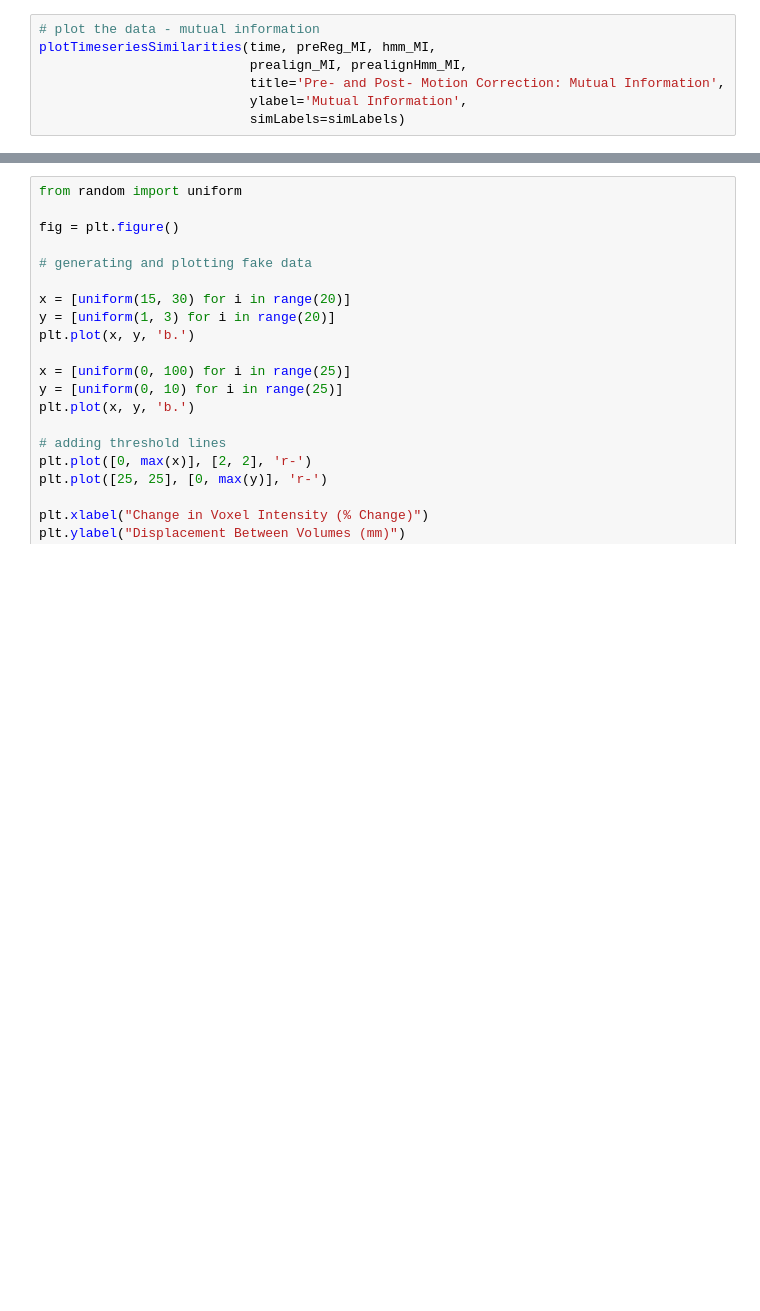
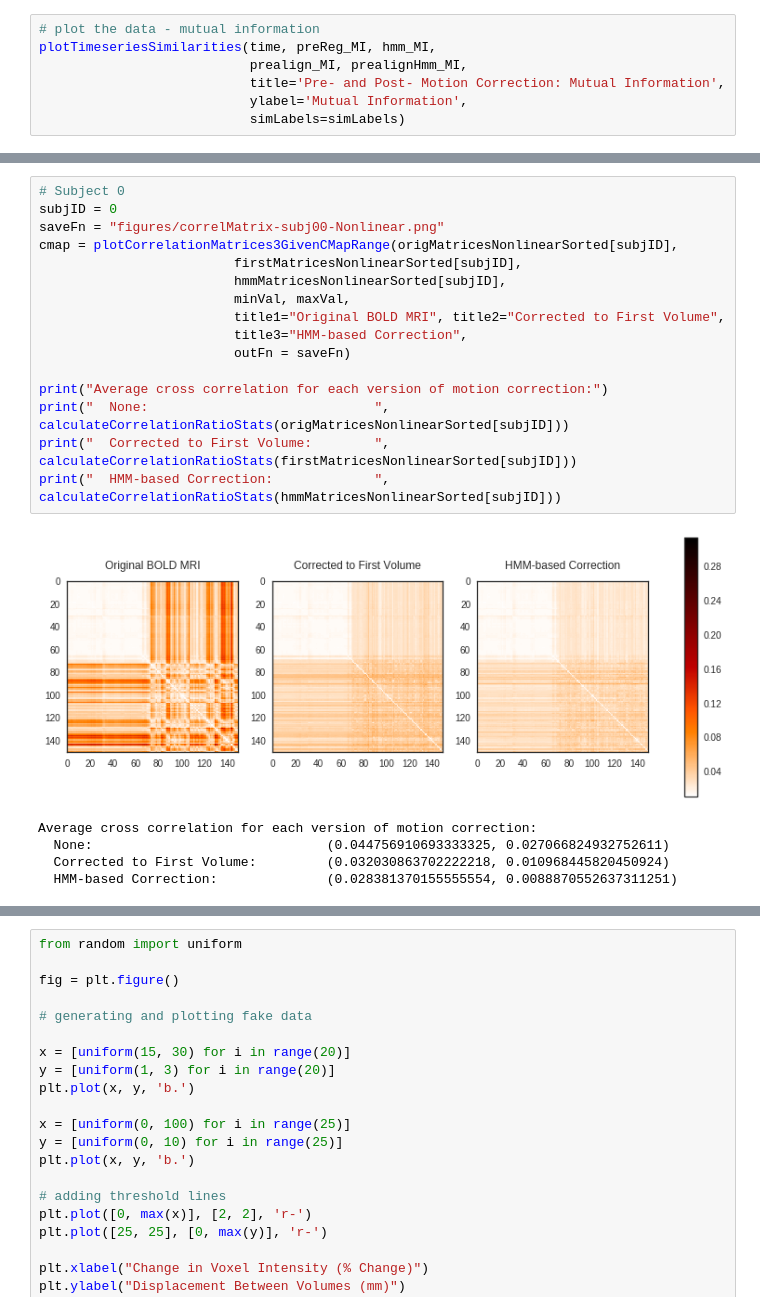
Before and after one commit to jmschabdach/markov-movement-correction, a Jupyter notebook: figureGeneration.ipynb, the cells around one changed output, grey strips where cells are left out. Cells and saved outputs as stored; diff of their text form; blank space fills up the shorter version.

```diff
--- a/figureGeneration.ipynb
+++ b/figureGeneration.ipynb
@@ -1361,0 +1174,22 @@ Currently using dummy data
+# %%
+# Subject 0
+subjID = 0
+saveFn = "figures/correlMatrix-subj00-Nonlinear.png"
+cmap = plotCorrelationMatrices3GivenCMapRange(origMatricesNonlinearSorted[subjID],
+                         firstMatricesNonlinearSorted[subjID],
+                         hmmMatricesNonlinearSorted[subjID],
+                         minVal, maxVal,
+                         title1="Original BOLD MRI", title2="Corrected to First Volume",
+                         title3="HMM-based Correction",
+                         outFn = saveFn)
+
+print("Average cross correlation for each version of motion correction:")
+print("  None:                             ", calculateCorrelationRatioStats(origMatricesNonlinearSorted[subjID]))
+print("  Corrected to First Volume:        ", calculateCorrelationRatioStats(firstMatricesNonlinearSorted[subjID]))
+print("  HMM-based Correction:             ", calculateCorrelationRatioStats(hmmMatricesNonlinearSorted[subjID]))
+# %% [output]
+[figure, added]
+Average cross correlation for each version of motion correction:
+  None:                              (0.044756910693333325, 0.027066824932752611)
+  Corrected to First Volume:         (0.032030863702222218, 0.010968445820450924)
+  HMM-based Correction:              (0.028381370155555554, 0.0088870552637311251)
```
Also changed, not shown: parts of 47 cells of this notebook, 5 other files.
